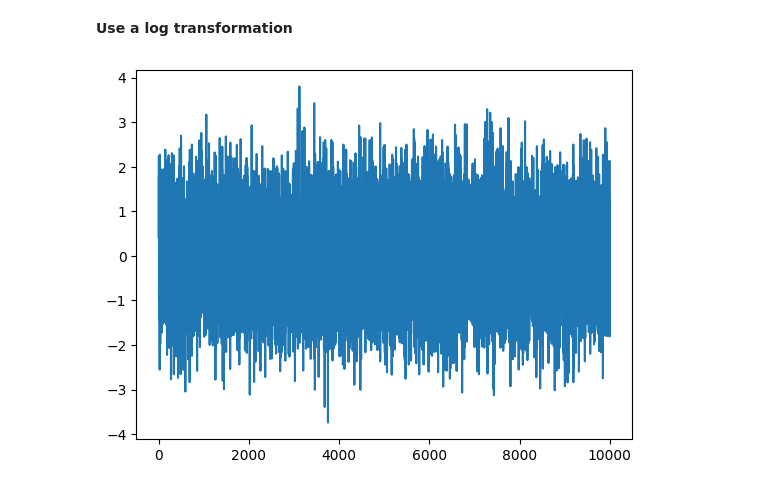
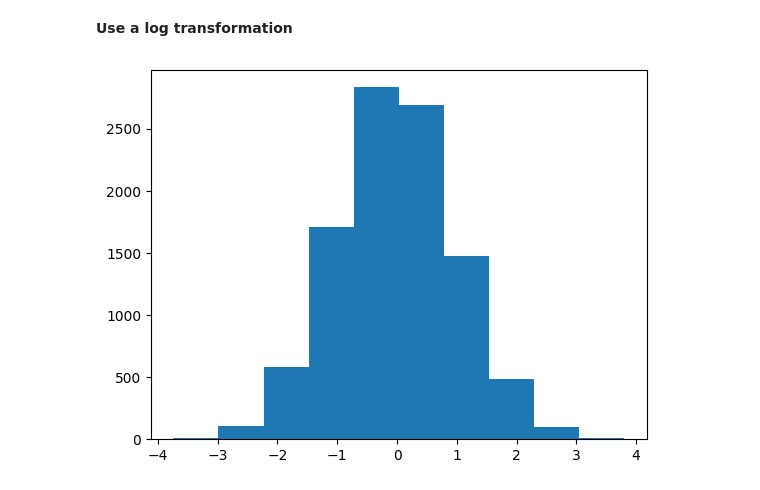
Before and after one commit to AleksandrMorozov123/Time-series-theory, a Jupyter notebook: time-series-forecasting.ipynb, the cells around one changed output. Drawn from its saved outputs; the diff is of its cells as text; code cells hidden in the pictures.

```diff
--- a/time-series-forecasting.ipynb
+++ b/time-series-forecasting.ipynb
@@ -159,8 +66,8 @@ plt.show()
 # %%
 log_transformed = np.log (vals)
 _, p = normaltest (log_transformed)
 
-plt.plot(log_transformed)
+plt.hist(log_transformed)
 plt.show()
 # %% [output]
-[figure, old version]
+[figure, new version]
```
Also changed, not shown: parts of 21 cells of this notebook.
